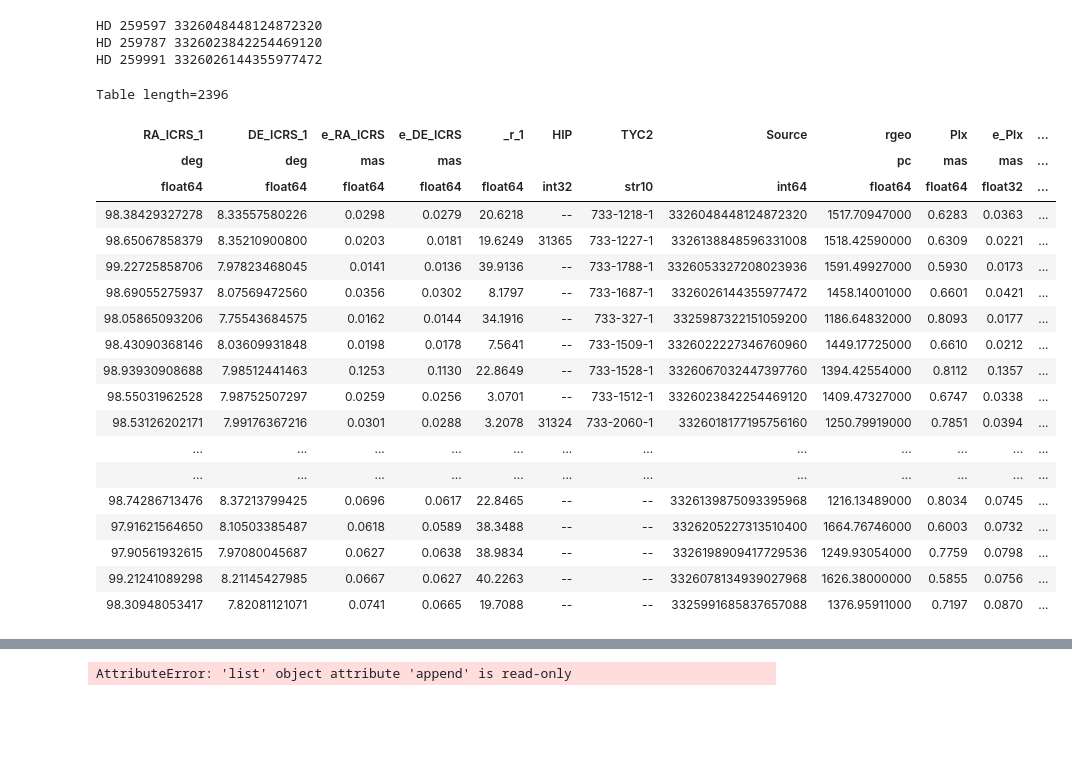
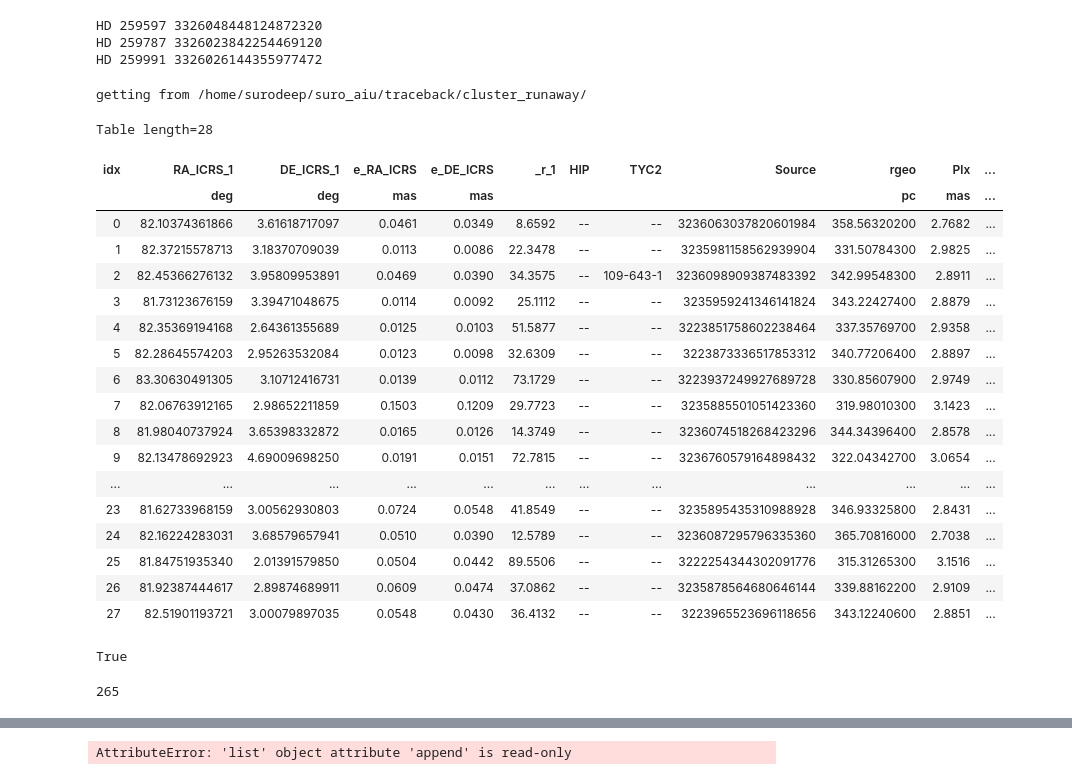
Before and after one commit to surodeep26/Runaway-Stars, a Jupyter notebook: v16.ipynb, the cells around one changed output, grey strips where cells are left out. Cells and saved outputs as stored; diff of their text form; code cells hidden in the pictures; blank space fills up the shorter version.

```diff
--- a/v16.ipynb
+++ b/v16.ipynb
@@ -423,27 +460,35 @@ HD 259991 3326026144355977472
 # %%
 %run runaway_functionsv3
 
-cl = Cluster("Basel_8")
-# cl.members()
-cl.stars_in_region()
+cl = Cluster("ASCC_21")
+
+cl.runaways_all().show_in_notebook()
 # %% [output]
-Table length=2396
+getting from /home/surodeep/suro_aiu/traceback/cluster_runaway/
+Table length=28
-| RA_ICRS_1 | DE_ICRS_1 | e_RA_ICRS | e_DE_ICRS | _r_1 | HIP | TYC2 | Source | rgeo | Plx | e_Plx | ... |
-| deg | deg | mas | mas |  |  |  |  | pc | mas | mas | ... |
-| float64 | float64 | float64 | float64 | float64 | int32 | str10 | int64 | float64 | float64 | float32 | ... |
-| 98.38429327278 | 8.33557580226 | 0.0298 | 0.0279 | 20.6218 | -- | 733-1218-1 | 3326048448124872320 | 1517.70947000 | 0.6283 | 0.0363 | ... |
-| 98.65067858379 | 8.35210900800 | 0.0203 | 0.0181 | 19.6249 | 31365 | 733-1227-1 | 3326138848596331008 | 1518.42590000 | 0.6309 | 0.0221 | ... |
-| 99.22725858706 | 7.97823468045 | 0.0141 | 0.0136 | 39.9136 | -- | 733-1788-1 | 3326053327208023936 | 1591.49927000 | 0.5930 | 0.0173 | ... |
-| 98.69055275937 | 8.07569472560 | 0.0356 | 0.0302 | 8.1797 | -- | 733-1687-1 | 3326026144355977472 | 1458.14001000 | 0.6601 | 0.0421 | ... |
-| 98.05865093206 | 7.75543684575 | 0.0162 | 0.0144 | 34.1916 | -- | 733-327-1 | 3325987322151059200 | 1186.64832000 | 0.8093 | 0.0177 | ... |
-| 98.43090368146 | 8.03609931848 | 0.0198 | 0.0178 | 7.5641 | -- | 733-1509-1 | 3326022227346760960 | 1449.17725000 | 0.6610 | 0.0212 | ... |
-| 98.93930908688 | 7.98512441463 | 0.1253 | 0.1130 | 22.8649 | -- | 733-1528-1 | 3326067032447397760 | 1394.42554000 | 0.8112 | 0.1357 | ... |
-| 98.55031962528 | 7.98752507297 | 0.0259 | 0.0256 | 3.0701 | -- | 733-1512-1 | 3326023842254469120 | 1409.47327000 | 0.6747 | 0.0338 | ... |
-| 98.53126202171 | 7.99176367216 | 0.0301 | 0.0288 | 3.2078 | 31324 | 733-2060-1 | 3326018177195756160 | 1250.79919000 | 0.7851 | 0.0394 | ... |
+| idx | RA_ICRS_1 | DE_ICRS_1 | e_RA_ICRS | e_DE_ICRS | _r_1 | HIP | TYC2 | Source | rgeo | Plx | ... |
+|  | deg | deg | mas | mas |  |  |  |  | pc | mas | ... |
+| 0 | 82.10374361866 | 3.61618717097 | 0.0461 | 0.0349 | 8.6592 | -- | -- | 3236063037820601984 | 358.56320200 | 2.7682 | ... |
+| 1 | 82.37215578713 | 3.18370709039 | 0.0113 | 0.0086 | 22.3478 | -- | -- | 3235981158562939904 | 331.50784300 | 2.9825 | ... |
+| 2 | 82.45366276132 | 3.95809953891 | 0.0469 | 0.0390 | 34.3575 | -- | 109-643-1 | 3236098909387483392 | 342.99548300 | 2.8911 | ... |
+| 3 | 81.73123676159 | 3.39471048675 | 0.0114 | 0.0092 | 25.1112 | -- | -- | 3235959241346141824 | 343.22427400 | 2.8879 | ... |
+| 4 | 82.35369194168 | 2.64361355689 | 0.0125 | 0.0103 | 51.5877 | -- | -- | 3223851758602238464 | 337.35769700 | 2.9358 | ... |
+| 5 | 82.28645574203 | 2.95263532084 | 0.0123 | 0.0098 | 32.6309 | -- | -- | 3223873336517853312 | 340.77206400 | 2.8897 | ... |
+| 6 | 83.30630491305 | 3.10712416731 | 0.0139 | 0.0112 | 73.1729 | -- | -- | 3223937249927689728 | 330.85607900 | 2.9749 | ... |
+| 7 | 82.06763912165 | 2.98652211859 | 0.1503 | 0.1209 | 29.7723 | -- | -- | 3235885501051423360 | 319.98010300 | 3.1423 | ... |
+| 8 | 81.98040737924 | 3.65398332872 | 0.0165 | 0.0126 | 14.3749 | -- | -- | 3236074518268423296 | 344.34396400 | 2.8578 | ... |
+| 9 | 82.13478692923 | 4.69009698250 | 0.0191 | 0.0151 | 72.7815 | -- | -- | 3236760579164898432 | 322.04342700 | 3.0654 | ... |
 | ... | ... | ... | ... | ... | ... | ... | ... | ... | ... | ... | ... |
-| ... | ... | ... | ... | ... | ... | ... | ... | ... | ... | ... | ... |
-| 98.74286713476 | 8.37213799425 | 0.0696 | 0.0617 | 22.8465 | -- | -- | 3326139875093395968 | 1216.13489000 | 0.8034 | 0.0745 | ... |
-| 97.91621564650 | 8.10503385487 | 0.0618 | 0.0589 | 38.3488 | -- | -- | 3326205227313510400 | 1664.76746000 | 0.6003 | 0.0732 | ... |
-| 97.90561932615 | 7.97080045687 | 0.0627 | 0.0638 | 38.9834 | -- | -- | 3326198909417729536 | 1249.93054000 | 0.7759 | 0.0798 | ... |
-| 99.21241089298 | 8.21145427985 | 0.0667 | 0.0627 | 40.2263 | -- | -- | 3326078134939027968 | 1626.38000000 | 0.5855 | 0.0756 | ... |
-| 98.30948053417 | 7.82081121071 | 0.0741 | 0.0665 | 19.7088 | -- | -- | 3325991685837657088 | 1376.95911000 | 0.7197 | 0.0870 | ... |
+| 23 | 81.62733968159 | 3.00562930803 | 0.0724 | 0.0548 | 41.8549 | -- | -- | 3235895435310988928 | 346.93325800 | 2.8431 | ... |
+| 24 | 82.16224283031 | 3.68579657941 | 0.0510 | 0.0390 | 12.5789 | -- | -- | 3236087295796335360 | 365.70816000 | 2.7038 | ... |
+| 25 | 81.84751935340 | 2.01391579850 | 0.0504 | 0.0442 | 89.5506 | -- | -- | 3222254344302091776 | 315.31265300 | 3.1516 | ... |
+| 26 | 81.92387444617 | 2.89874689911 | 0.0609 | 0.0474 | 37.0862 | -- | -- | 3235878564680646144 | 339.88162200 | 2.9109 | ... |
+| 27 | 82.51901193721 | 3.00079897035 | 0.0548 | 0.0430 | 36.4132 | -- | -- | 3223965523696118656 | 343.12240600 | 2.8851 | ... |
+# %%
+"IC_2395" in workclusters3d
+# %% [output]
+True
+# %%
+len(workclusters3d)
+# %% [output]
+265
```
Also changed, not shown: parts of 19 cells of this notebook, 6 other files.
